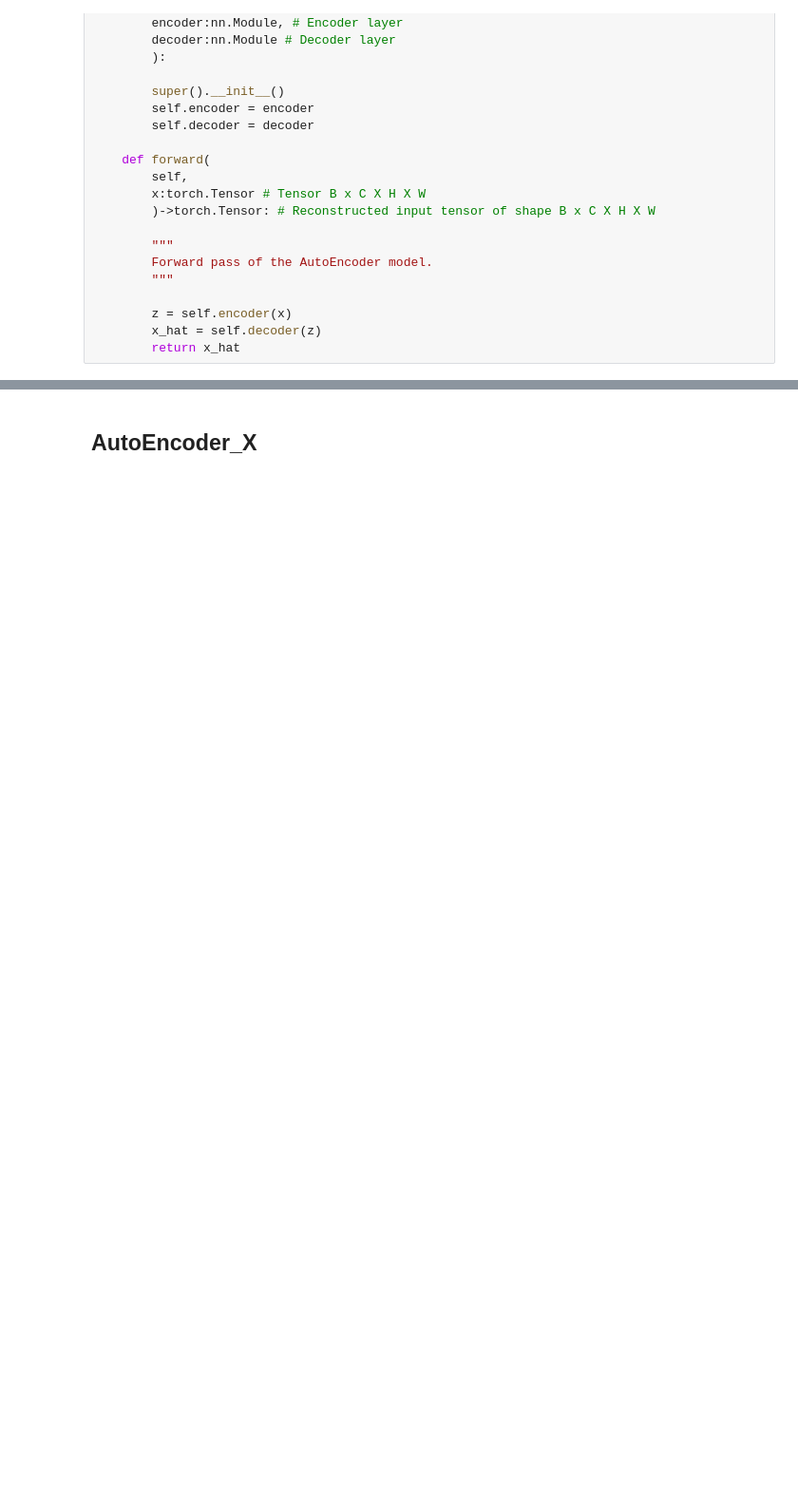
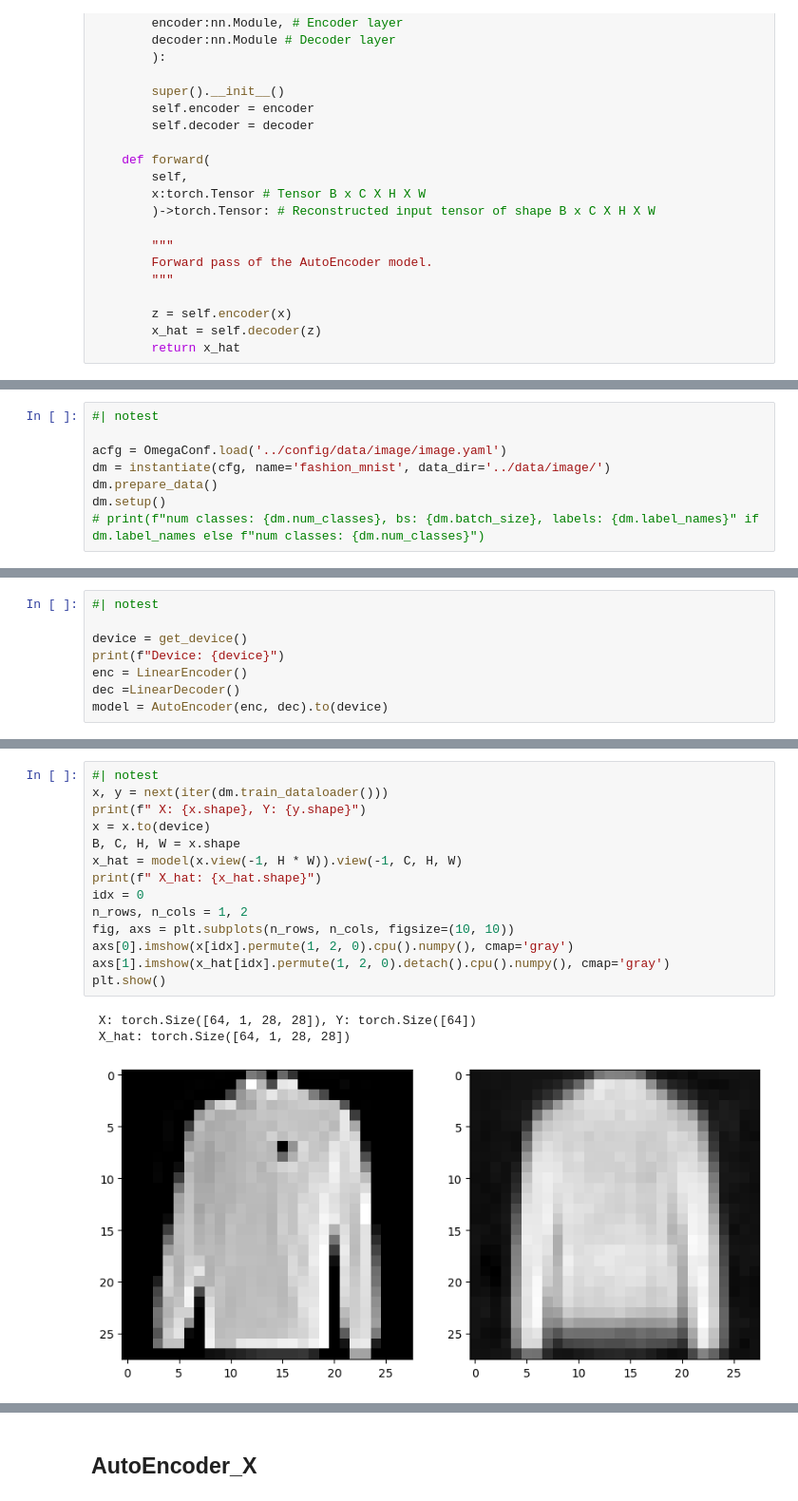
Before and after one commit to slegroux/nimrod, a Jupyter notebook: nbs/models.autoencoders.ipynb, the cells around one changed output, grey strips where cells are left out. Shown at 95% size. Drawn from its saved outputs; the diff is of its cells as text; blank space fills up the shorter version.

```diff
--- a/nbs/models.autoencoders.ipynb
+++ b/nbs/models.autoencoders.ipynb
@@ -288,0 +289,8 @@ print(len(b), b[0].shape, b[1].shape)
+# %%
+#| notest
+
+acfg = OmegaConf.load('../config/data/image/image.yaml')
+dm = instantiate(cfg, name='fashion_mnist', data_dir='../data/image/')
+dm.prepare_data()
+dm.setup()
+# print(f"num classes: {dm.num_classes}, bs: {dm.batch_size}, labels: {dm.label_names}" if dm.label_names else f"num classes: {dm.num_classes}")
@@ -288,0 +301,8 @@ print(len(b), b[0].shape, b[1].shape)
+# %%
+#| notest
+
+device = get_device()
+print(f"Device: {device}")
+enc = LinearEncoder()
+dec =LinearDecoder()
+model = AutoEncoder(enc, dec).to(device)
@@ -288,0 +353,18 @@ print(len(b), b[0].shape, b[1].shape)
+# %%
+#| notest
+x, y = next(iter(dm.train_dataloader()))
+print(f" X: {x.shape}, Y: {y.shape}")
+x = x.to(device)
+B, C, H, W = x.shape
+x_hat = model(x.view(-1, H * W)).view(-1, C, H, W)
+print(f" X_hat: {x_hat.shape}")
+idx = 0
+n_rows, n_cols = 1, 2
+fig, axs = plt.subplots(n_rows, n_cols, figsize=(10, 10))
+axs[0].imshow(x[idx].permute(1, 2, 0).cpu().numpy(), cmap='gray')
+axs[1].imshow(x_hat[idx].permute(1, 2, 0).detach().cpu().numpy(), cmap='gray')
+plt.show()
+# %% [output]
+ X: torch.Size([64, 1, 28, 28]), Y: torch.Size([64])
+ X_hat: torch.Size([64, 1, 28, 28])
+[figure, added]
```
Also changed, not shown: parts of 18 cells of this notebook, 10 other files.
